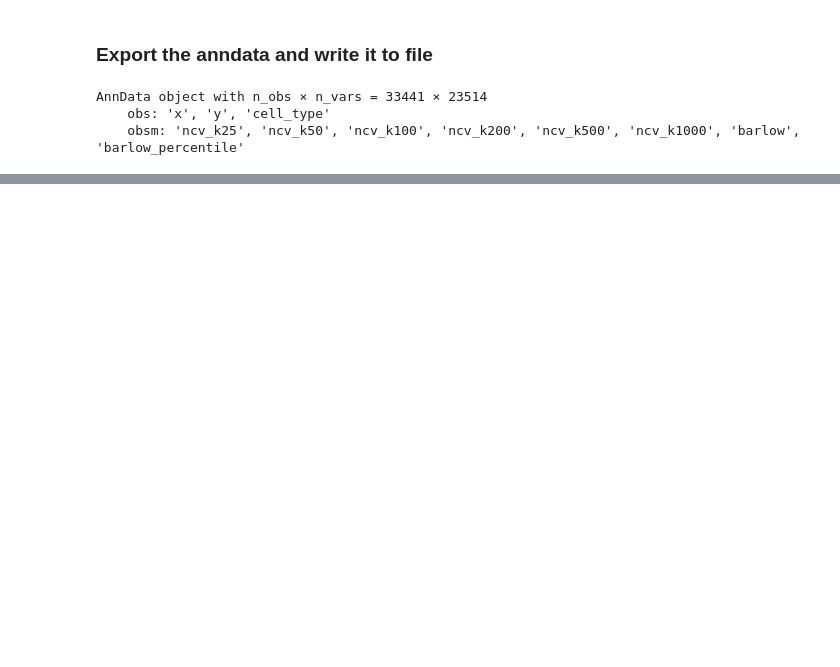
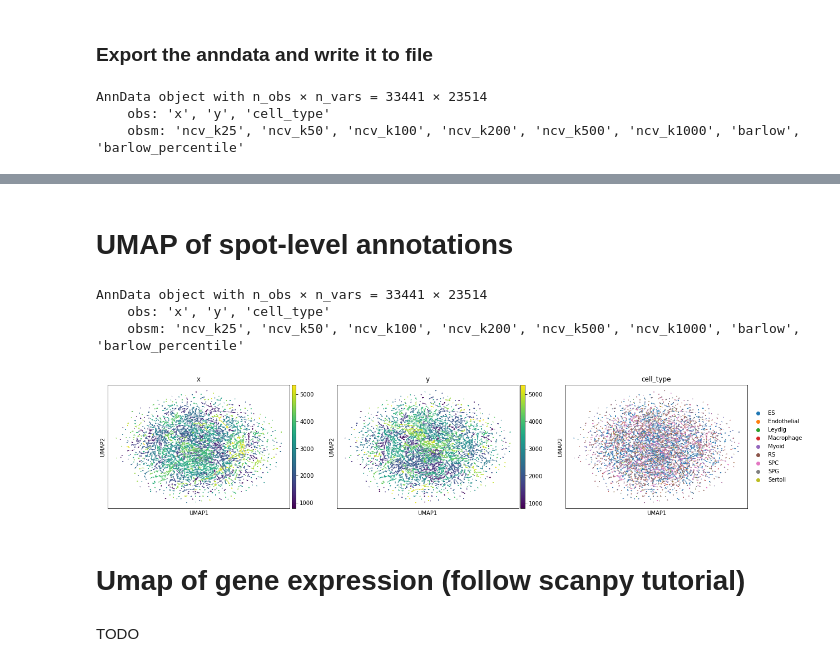
Before and after one commit to broadinstitute/tissue_purifier, a Jupyter notebook: notebooks/notebook2.ipynb, the cells around one changed output, grey strips where cells are left out. Cells and saved outputs as stored; diff of their text form; code cells hidden in the pictures; blank space fills up the shorter version.

```diff
--- a/notebooks/notebook2.ipynb
+++ b/notebooks/notebook2.ipynb
@@ -349,0 +444,21 @@ AnnData object with n_obs × n_vars = 33441 × 23514
+# %% [markdown]
+# UMAP of spot-level annotations
+# %%
+import scanpy as sc
+
+adata = sp_imgs[0].to_anndata()
+adata
+# %% [output]
+AnnData object with n_obs × n_vars = 33441 × 23514
+    obs: 'x', 'y', 'cell_type'
+    obsm: 'ncv_k25', 'ncv_k50', 'ncv_k100', 'ncv_k200', 'ncv_k500', 'ncv_k1000', 'barlow', 'barlow_percentile'
+# %%
+sc.pp.neighbors(adata, n_neighbors=10, n_pcs=40, use_rep="barlow")
+sc.tl.umap(adata)
+sc.pl.umap(adata, color=['x', 'y', 'cell_type'])
+# %% [output]
+[figure, added]
+# %% [markdown]
+# Umap of gene expression (follow scanpy tutorial)
+# %% [markdown]
+TODO
```
Also changed, not shown: parts of 14 cells of this notebook, 2 other files.
